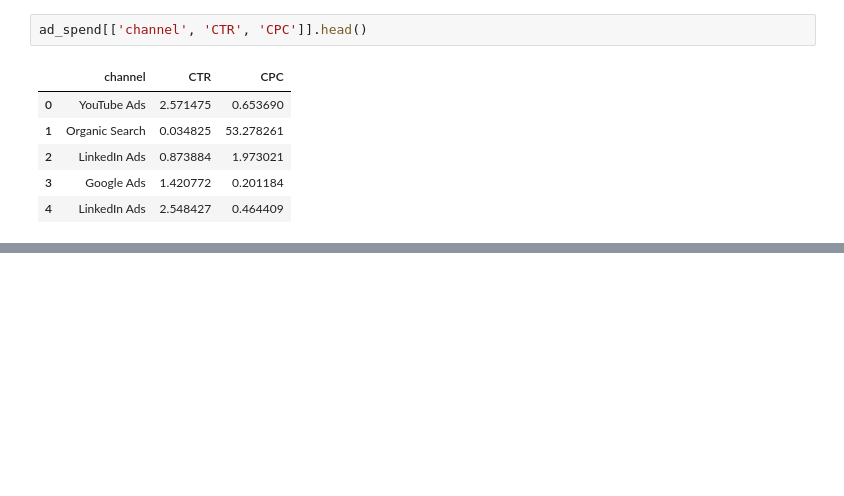
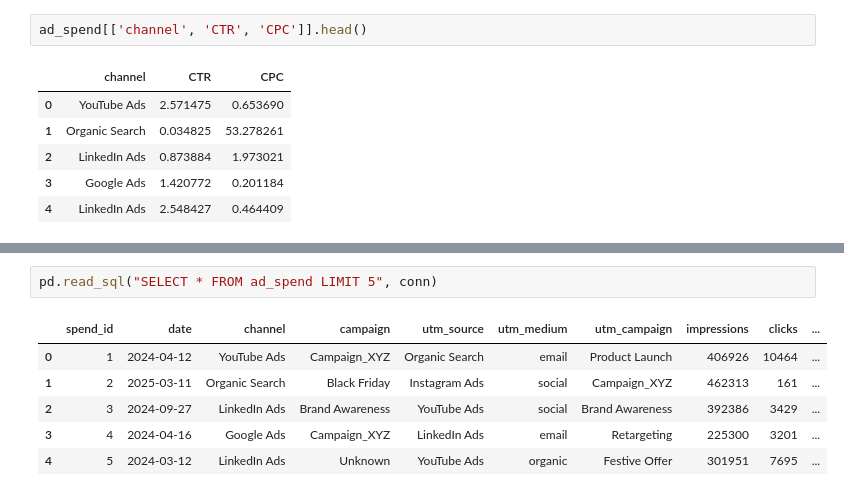
Before and after one commit to hitteshkharyal/Marketing-_ROI_Dashboard, a Jupyter notebook: project1.ipynb, the cells around one changed output, grey strips where cells are left out. Saved outputs shown, nothing was run; the diff lists cells and outputs as text; blank space fills up the shorter version.

```diff
--- a/project1.ipynb
+++ b/project1.ipynb
@@ -224,0 +387,9 @@ ad_spend[['channel', 'CTR', 'CPC']].head()
+# %%
+pd.read_sql("SELECT * FROM ad_spend LIMIT 5", conn)
+# %% [output]
+|  | spend_id | date | channel | campaign | utm_source | utm_medium | utm_campaign | impressions | clicks | ... |
+| 0 | 1 | 2024-04-12 | YouTube Ads | Campaign_XYZ | Organic Search | email | Product Launch | 406926 | 10464 | ... |
+| 1 | 2 | 2025-03-11 | Organic Search | Black Friday | Instagram Ads | social | Campaign_XYZ | 462313 | 161 | ... |
+| 2 | 3 | 2024-09-27 | LinkedIn Ads | Brand Awareness | YouTube Ads | social | Brand Awareness | 392386 | 3429 | ... |
+| 3 | 4 | 2024-04-16 | Google Ads | Campaign_XYZ | LinkedIn Ads | email | Retargeting | 225300 | 3201 | ... |
+| 4 | 5 | 2024-03-12 | LinkedIn Ads | Unknown | YouTube Ads | organic | Festive Offer | 301951 | 7695 | ... |
```
Also changed, not shown: parts of 28 cells of this notebook, 1 other file.
